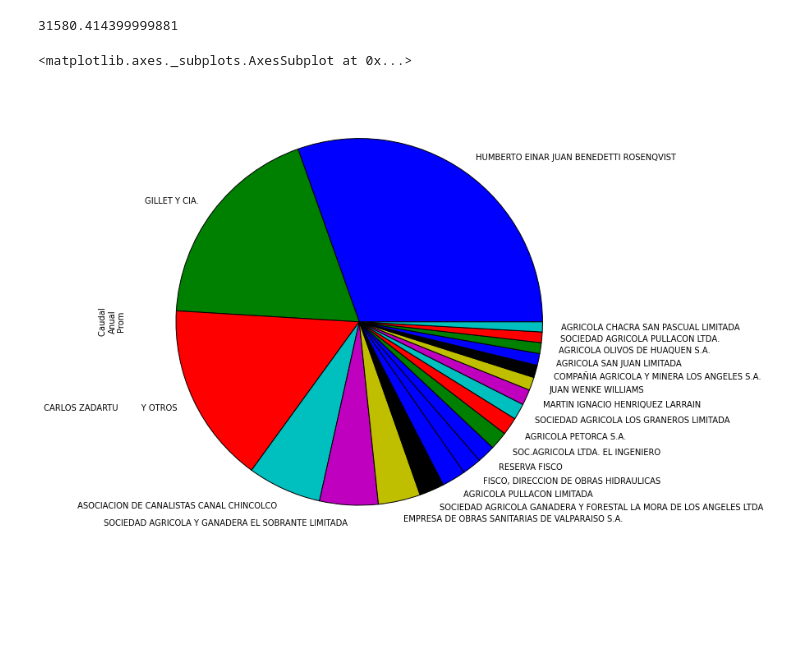
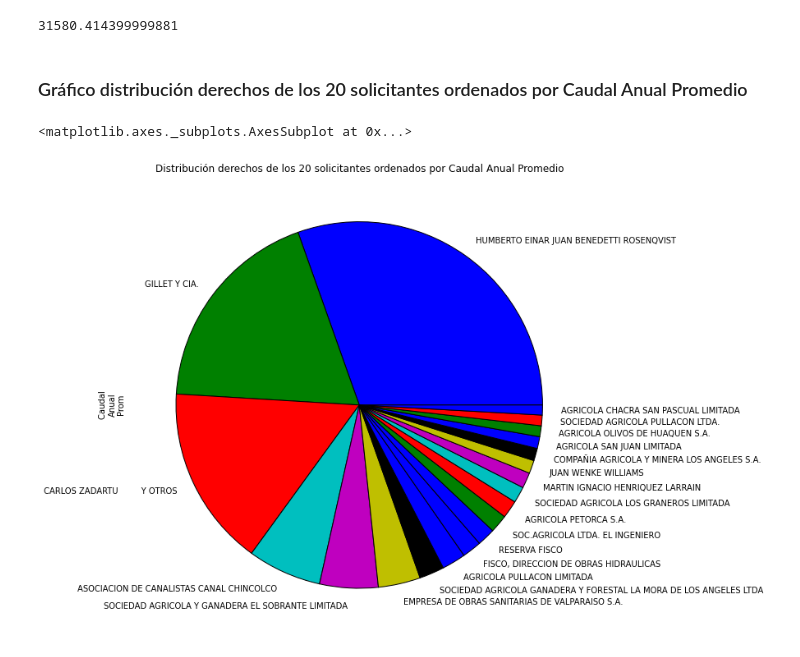
Before and after one commit to jrovegno/fci, a Jupyter notebook: Derechos-Agua-Petorca.ipynb, the cells around one changed output. Saved outputs shown, nothing was run; the diff lists cells and outputs as text; code cells hidden in the pictures; blank space fills up the shorter version.

```diff
--- a/Derechos-Agua-Petorca.ipynb
+++ b/Derechos-Agua-Petorca.ipynb
@@ -68,5 +72,5 @@ Index([u'N°', u'LOCATION', u'Código de \nExpediente', u'Uso del Agua', u'Natur
 # %% [markdown]
 ### Lista los primeros 25 derechos de agua de mayor a menor ordenados por Caudal Anual Promedio.
 # %%
-ddaa.sort(u'Caudal \nAnual\nProm', ascending=False).head(25)
+ddaa.sort(u'Caudal \nAnual\nProm', ascending=False).head(25)[[u'Nombre Solicitante',u'Caudal \nAnual\nProm']]
 # %% [output]
@@ -182,9 +218,11 @@ dtype: float64
 ddaa[u'Caudal \nAnual\nProm'].sum()
 # %% [output]
 31580.414399999881
+# %% [markdown]
+### Gráfico distribución derechos de los 20 solicitantes ordenados por Caudal Anual Promedio
 # %%
-caudales_solic_desc.plot(kind='pie', figsize=(10, 10))
+caudales_solic_desc.plot(kind='pie', figsize=(10, 10), title=u'Distribución derechos de los 20 solicitantes ordenados por Caudal Anual Promedio')
 # %% [output]
 <matplotlib.axes._subplots.AxesSubplot at 0x...>
-[figure, old version]
+[figure, new version]
 # %%
```
Also changed, not shown: parts of 29 cells of this notebook.
